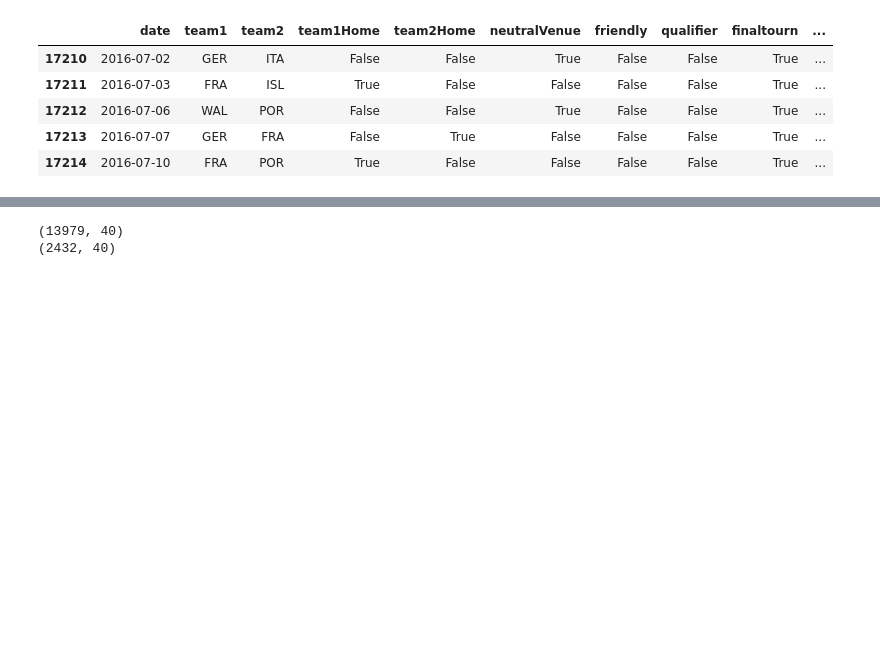
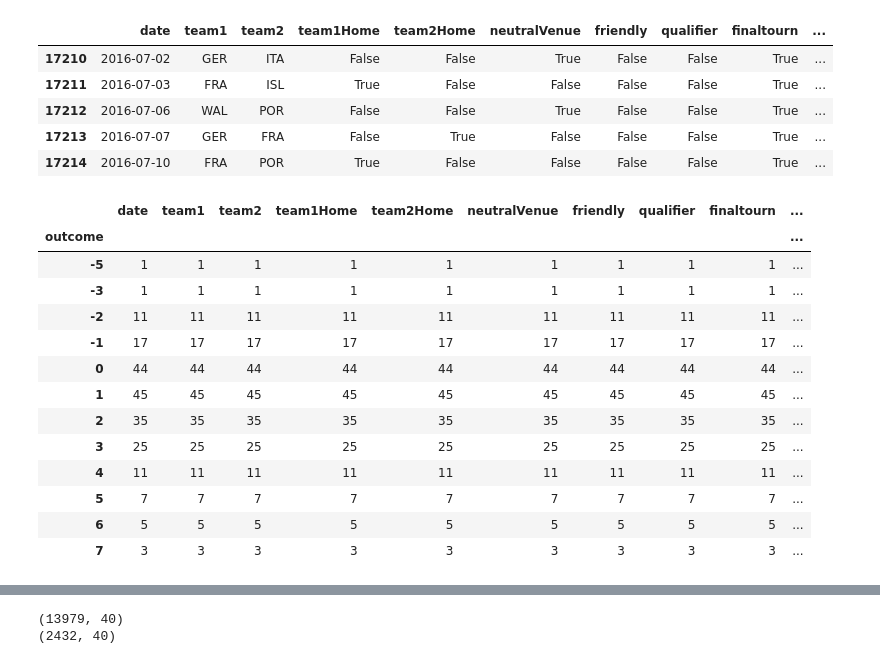
Before and after one commit to terry-li-hm/world_cup, a Jupyter notebook: sorinpeste/python.ipynb, the cells around one changed output, grey strips where cells are left out. Cells and saved outputs as stored; diff of their text form; code cells hidden in the pictures; blank space fills up the shorter version.

```diff
--- a/sorinpeste/python.ipynb
+++ b/sorinpeste/python.ipynb
@@ -257,3 +257,20 @@ match_features.tail()
 | 17212 | 2016-07-06 | WAL | POR | False | False | True | False | False | True | ... |
 | 17213 | 2016-07-07 | GER | FRA | False | True | False | False | False | True | ... |
 | 17214 | 2016-07-10 | FRA | POR | True | False | False | False | False | True | ... |
+# %%
+match_features[match_features['team1']=='GER'].groupby('outcome').count()
+# %% [output]
+|  | date | team1 | team2 | team1Home | team2Home | neutralVenue | friendly | qualifier | finaltourn | ... |
+| outcome |  |  |  |  |  |  |  |  |  | ... |
+| -5 | 1 | 1 | 1 | 1 | 1 | 1 | 1 | 1 | 1 | ... |
+| -3 | 1 | 1 | 1 | 1 | 1 | 1 | 1 | 1 | 1 | ... |
+| -2 | 11 | 11 | 11 | 11 | 11 | 11 | 11 | 11 | 11 | ... |
+| -1 | 17 | 17 | 17 | 17 | 17 | 17 | 17 | 17 | 17 | ... |
+| 0 | 44 | 44 | 44 | 44 | 44 | 44 | 44 | 44 | 44 | ... |
+| 1 | 45 | 45 | 45 | 45 | 45 | 45 | 45 | 45 | 45 | ... |
+| 2 | 35 | 35 | 35 | 35 | 35 | 35 | 35 | 35 | 35 | ... |
+| 3 | 25 | 25 | 25 | 25 | 25 | 25 | 25 | 25 | 25 | ... |
+| 4 | 11 | 11 | 11 | 11 | 11 | 11 | 11 | 11 | 11 | ... |
+| 5 | 7 | 7 | 7 | 7 | 7 | 7 | 7 | 7 | 7 | ... |
+| 6 | 5 | 5 | 5 | 5 | 5 | 5 | 5 | 5 | 5 | ... |
+| 7 | 3 | 3 | 3 | 3 | 3 | 3 | 3 | 3 | 3 | ... |
```
Also changed, not shown: parts of 21 cells of this notebook, 3 other files.
